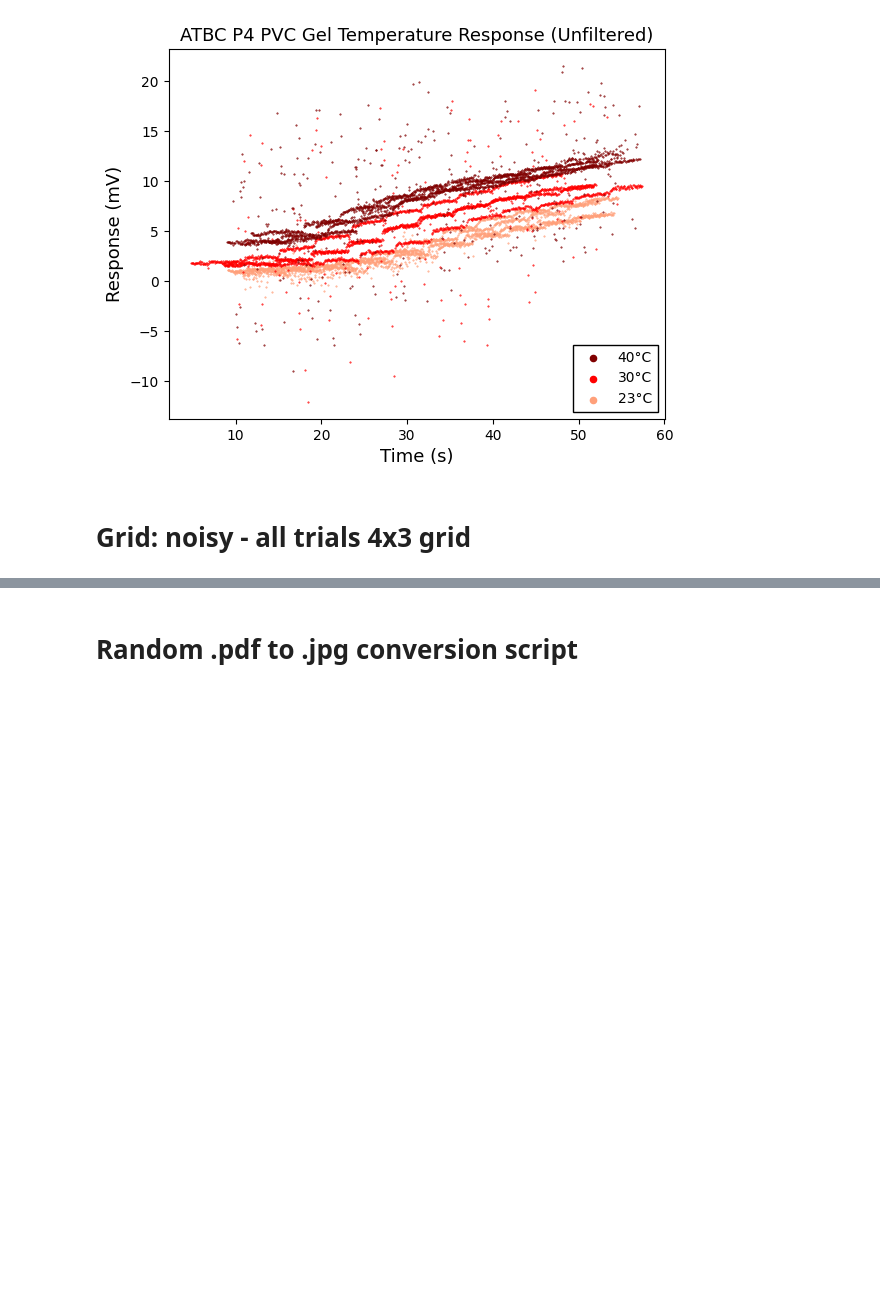
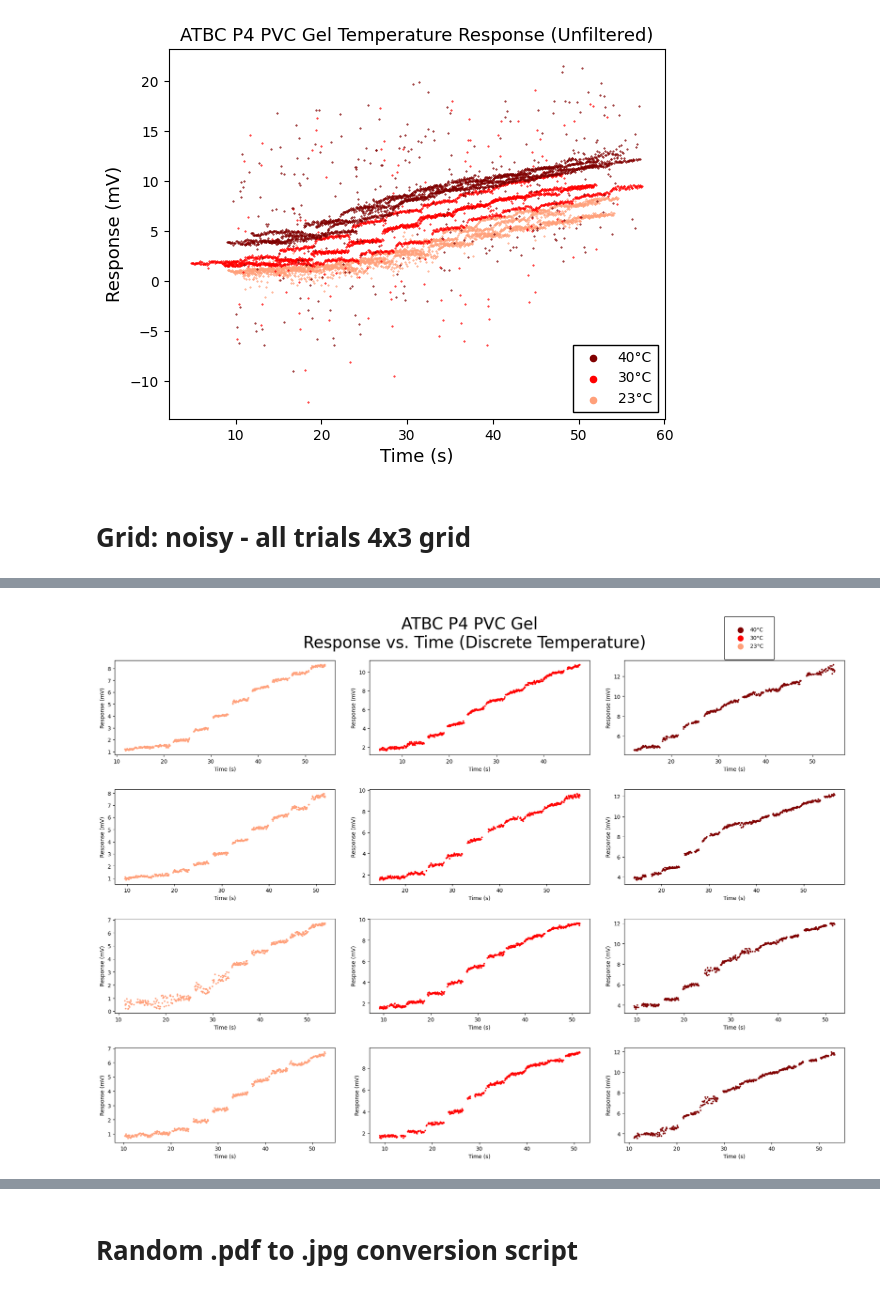
Before and after one commit to asennain/pvc-gels, a Jupyter notebook: machine_learning/MSIPP Data Processing.ipynb, the cells around one changed output, grey strips where cells are left out. Saved outputs shown, nothing was run; the diff lists cells and outputs as text; code cells hidden in the pictures; blank space fills up the shorter version.

```diff
--- a/machine_learning/MSIPP Data Processing.ipynb
+++ b/machine_learning/MSIPP Data Processing.ipynb
@@ -208,11 +223,0 @@ See the caveats in the documentation: https://pandas.pydata.org/pandas-docs/stab
-# %%
-# Start with only one graph, then make grid
-fig, ax = plt.subplots()
-toy_data = trim_data('t3e1.csv').drop(columns='Load (g)')
-m = loop.LocalOutlierProbability(toy_data, extent=.25).fit()
-scores = m.local_outlier_probabilities
-toy_data['scores'] = scores.tolist()
-
-display(toy_data.query('scores < 0.5'))
-# ax.scatter(toy_data['Relative Time'], toy_data['Response (mV)'] )
-ax.scatter(toy_data.query('scores < 0.2')['Relative Time'], toy_data.query('scores < 0.2')['Response (mV)'] )
@@ -264,0 +224,81 @@ ax.scatter(main_df_trimmed['Load (g)'], filtered_signal_array )
+# %%
+
+#!#######################################################################################################################
+
+# Set dimension of number of graphs used for figure
+
+filtered_df_list = [] # Initialize list to store filtered dataframes
+
+fig, ax = plt.subplots(nrows=4, ncols=3)
+fig.set_figheight(15)
+fig.set_figwidth(20)
+fig.suptitle('ATBC P4 PVC Gel \n Response vs. Time (Discrete Temperature)', fontsize = 30, y = .96)
+
+# threshold to drop data points based on the probablity that they are outliers
+lop_score_threshold = 0.2
+
+# Set xlabel and ylabel for all graphs
+xlabel = 'Time (s)'
+ylabel = 'Response (mV)'
+
+i = 0
+for csv_file in os.listdir(directory)[0:4]:
+    lop_df = trim_data(f't1e{i+1}.csv')
+    m = loop.LocalOutlierProbability(lop_df.drop(columns='Load (g)'), extent=.25, n_neighbors = 20).fit() # Used to find scores
+    scores = m.local_outlier_probabilities # this is an attribute after performing LocalOutlierProbability()
+    lop_df['scores'] = scores.tolist() # Adding scores to lop_df
+    filtered_df = lop_df.query(f'scores < {lop_score_threshold}') # Final df with dropped outliers
+    filtered_df_list.append(filtered_df)
+    ax[i,0].scatter(lop_df.query(f'scores < {lop_score_threshold}')['Relative Time'], lop_df.query(f'scores < {lop_score_threshold}')['Response (mV)'], c = 'lightsalmon', s=4 )
+    ax[i,0].set_xlabel(xlabel)
+    ax[i,0].set_ylabel(ylabel)
+    i += 1
+
+
+i = 0
+for csv_file in os.listdir(directory)[4:8]:
+    lop_df = trim_data(f't2e{i+1}.csv')
+    m = loop.LocalOutlierProbability(lop_df.drop(columns='Load (g)'), extent=.25, n_neighbors = 20).fit() # Used to find scores
+    scores = m.local_outlier_probabilities # this is an attribute after performing LocalOutlierProbability()
+    lop_df['scores'] = scores.tolist() # Adding scores to lop_df
+    filtered_df = lop_df.query(f'scores < {lop_score_threshold}') # Final df with dropped outliers
+    filtered_df_list.append(filtered_df)
+    ax[i,1].scatter(lop_df.query(f'scores < {lop_score_threshold}')['Relative Time'], lop_df.query(f'scores < {lop_score_threshold}')['Response (mV)'], c = 'red', s=4 )
+    ax[i,1].set_xlabel(xlabel)
+    ax[i,1].set_ylabel(ylabel)
+    i += 1
+
+
+
+i = 0
+for csv_file in os.listdir(directory)[8:12]:
+    lop_df = trim_data(f't3e{i+1}.csv')
+    m = loop.LocalOutlierProbability(lop_df.drop(columns='Load (g)'), extent=.25, n_neighbors = 20).fit() # Used to find scores
+    scores = m.local_outlier_probabilities # this is an attribute after performing LocalOutlierProbability()
+    lop_df['scores'] = scores.tolist() # Adding scores to lop_df
+    filtered_df = lop_df.query(f'scores < {lop_score_threshold}') # Final df with dropped outliers
+    filtered_df_list.append(filtered_df)
+    ax[i,2].scatter(lop_df.query(f'scores < {lop_score_threshold}')['Relative Time'], lop_df.query(f'scores < {lop_score_threshold}')['Response (mV)'], c = 'maroon', s=4 )
+    ax[i,2].set_xlabel(xlabel)
+    ax[i,2].set_ylabel(ylabel)
+    i += 1
+
+
+
+
+# Change legend marker size
+lgnd = fig.legend(['40°C', '30°C', '23°C'], framealpha = 1, borderpad = 2, loc = (0.835, 0.9))
+for handle in lgnd.legend_handles:
+   handle.set_sizes([100])
+
+# Manually change legend color
+lgnd.legend_handles[0].set_color('maroon')
+lgnd.legend_handles[1].set_color('red')
+lgnd.legend_handles[2].set_color('lightsalmon')
+lgnd.get_frame().set_edgecolor('black')
+
+fig.tight_layout(pad=3.0)
+
+# #! Save image
+plt.savefig(r"C:\Users\asenn\OneDrive\School\Research\MSIPP (Georgia 2023)\Plots\Grid (LOP) - Response vs. Time (all trials).jpg", format="jpg", dpi=1200)
+# %% [output]
@@ -264,0 +322 @@ ax.scatter(main_df_trimmed['Load (g)'], filtered_signal_array )
+[figure, added]
```
Also changed, not shown: parts of 14 cells of this notebook, 1 other file.
